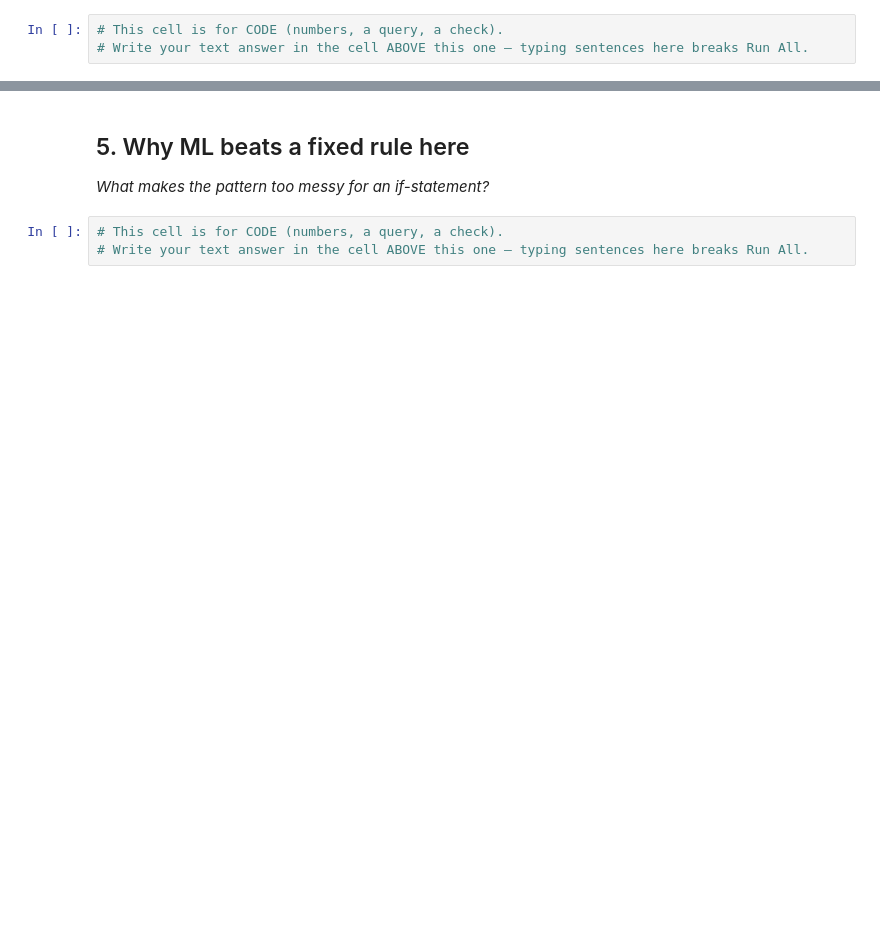
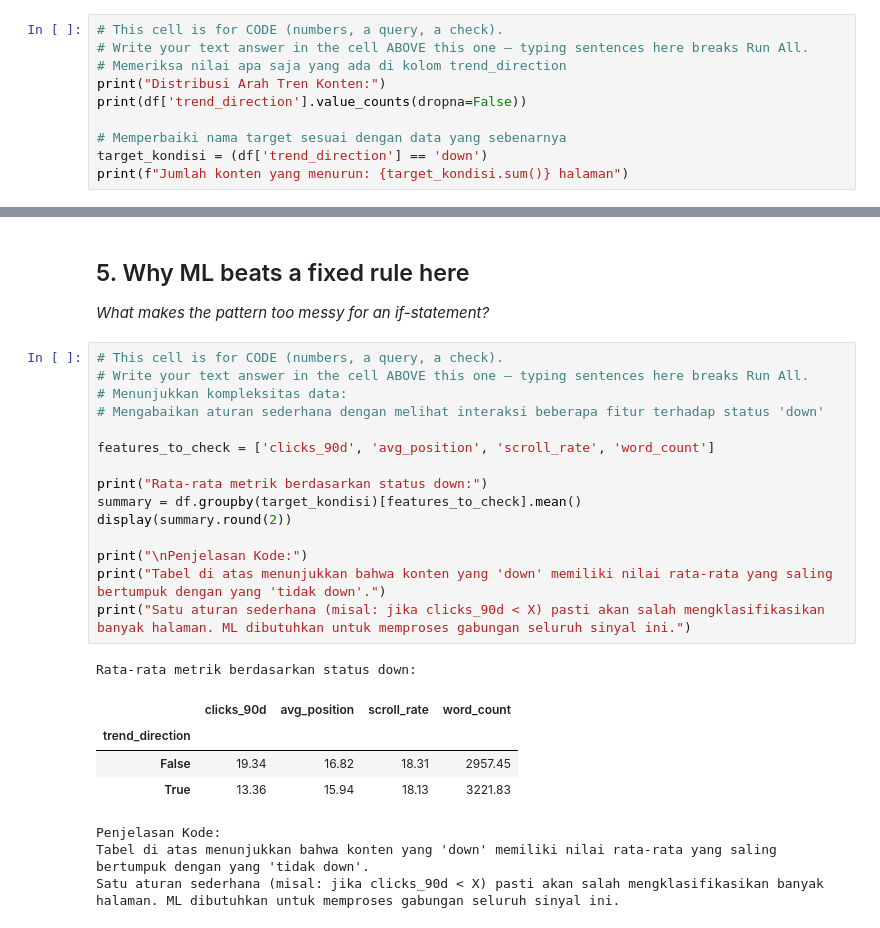
Before and after one commit to Rislantrs/flyrank-ml-internship, a Jupyter notebook: work/notebooks/w02_ml_task_framing.ipynb, the cells around one changed output, grey strips where cells are left out. Cells and saved outputs as stored; diff of their text form; blank space fills up the shorter version.

```diff
--- a/work/notebooks/w02_ml_task_framing.ipynb
+++ b/work/notebooks/w02_ml_task_framing.ipynb
@@ -20,3 +69,10 @@ This skeleton is yours to fill. Work the sections **in order** — each one has
 # %%
 # This cell is for CODE (numbers, a query, a check).
 # Write your text answer in the cell ABOVE this one — typing sentences here breaks Run All.
+# Memeriksa nilai apa saja yang ada di kolom trend_direction
+print("Distribusi Arah Tren Konten:")
+print(df['trend_direction'].value_counts(dropna=False))
+
+# Memperbaiki nama target sesuai dengan data yang sebenarnya
+target_kondisi = (df['trend_direction'] == 'down')
+print(f"Jumlah konten yang menurun: {target_kondisi.sum()} halaman")
@@ -38,6 +159,27 @@ This skeleton is yours to fill. Work the sections **in order** — each one has
 ## 5. Why ML beats a fixed rule here
 
 *What makes the pattern too messy for an if-statement?*
-# %%
-# This cell is for CODE (numbers, a query, a check).
-# Write your text answer in the cell ABOVE this one — typing sentences here breaks Run All.
+# %%
+# This cell is for CODE (numbers, a query, a check).
+# Write your text answer in the cell ABOVE this one — typing sentences here breaks Run All.
+# Menunjukkan kompleksitas data:
+# Mengabaikan aturan sederhana dengan melihat interaksi beberapa fitur terhadap status 'down'
+
+features_to_check = ['clicks_90d', 'avg_position', 'scroll_rate', 'word_count']
+
+print("Rata-rata metrik berdasarkan status down:")
+summary = df.groupby(target_kondisi)[features_to_check].mean()
+display(summary.round(2))
+
+print("\nPenjelasan Kode:")
+print("Tabel di atas menunjukkan bahwa konten yang 'down' memiliki nilai rata-rata yang saling bertumpuk dengan yang 'tidak down'.")
+print("Satu aturan sederhana (misal: jika clicks_90d < X) pasti akan salah mengklasifikasikan banyak halaman. ML dibutuhkan untuk memproses gabungan seluruh sinyal ini.")
+# %% [output]
+Rata-rata metrik berdasarkan status down:
+|  | clicks_90d | avg_position | scroll_rate | word_count |
+| trend_direction |  |  |  |  |
+| False | 19.34 | 16.82 | 18.31 | 2957.45 |
+| True | 13.36 | 15.94 | 18.13 | 3221.83 |
+Penjelasan Kode:
+Tabel di atas menunjukkan bahwa konten yang 'down' memiliki nilai rata-rata yang saling bertumpuk dengan yang 'tidak down'.
+Satu aturan sederhana (misal: jika clicks_90d < X) pasti akan salah mengklasifikasikan banyak halaman. ML dibutuhkan untuk memproses gabungan seluruh sinyal ini.
```
Also changed, not shown: parts of 14 cells of this notebook.
